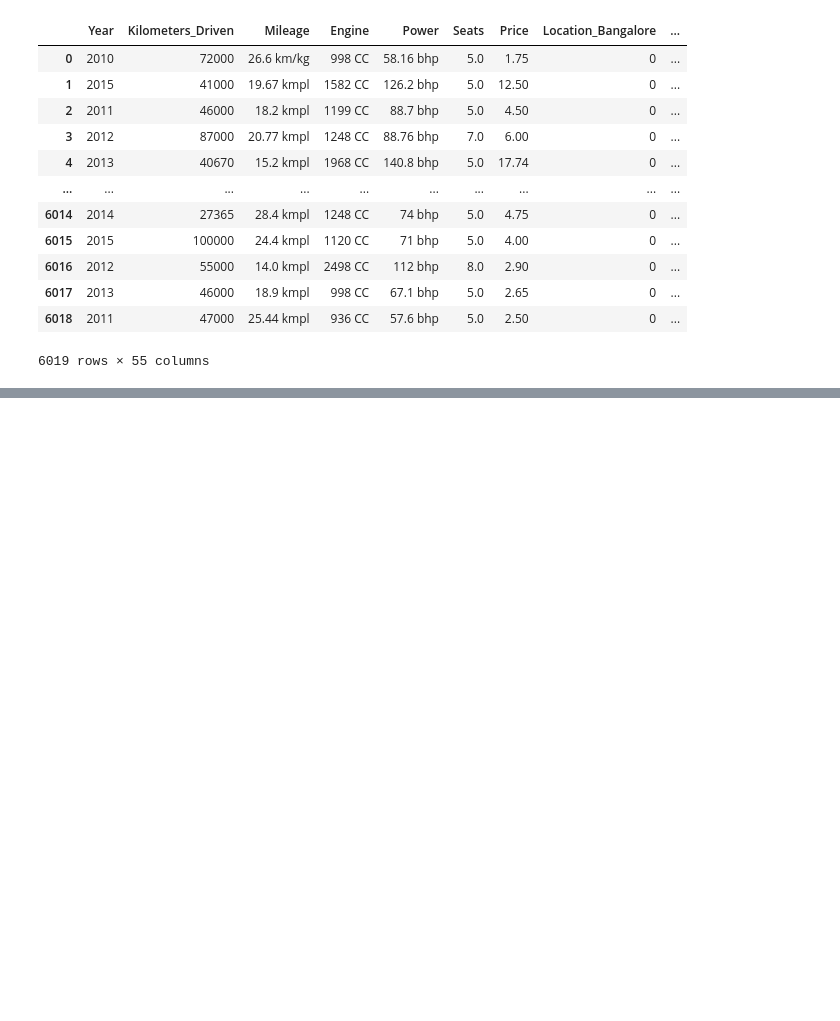
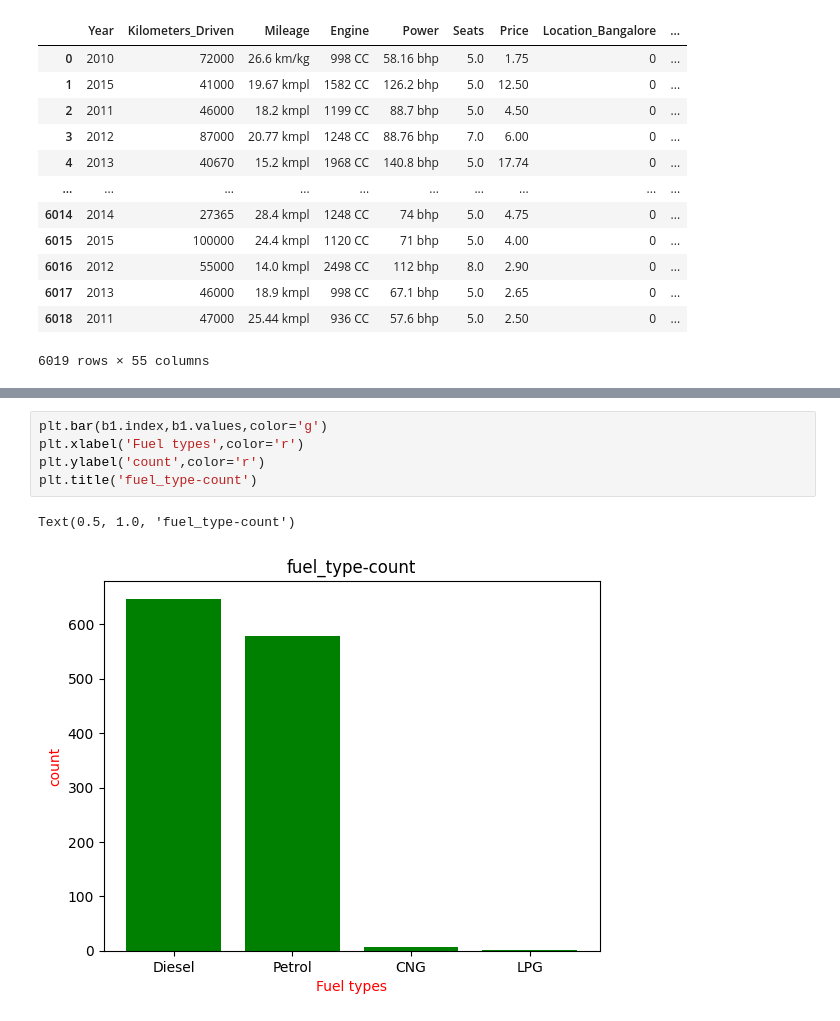
Before and after one commit to haritha273/Machine-Learning, a Jupyter notebook: Regression/train-data.ipynb, the cells around one changed output, grey strips where cells are left out. Cells and saved outputs as stored; diff of their text form; blank space fills up the shorter version.

```diff
--- a/Regression/train-data.ipynb
+++ b/Regression/train-data.ipynb
@@ -316,0 +712,8 @@ df2
+# %%
+plt.bar(b1.index,b1.values,color='g')
+plt.xlabel('Fuel types',color='r')
+plt.ylabel('count',color='r')
+plt.title('fuel_type-count')
+# %% [output]
+Text(0.5, 1.0, 'fuel_type-count')
+[figure, added]
```
Also changed, not shown: parts of 76 cells of this notebook, 28 other files.
